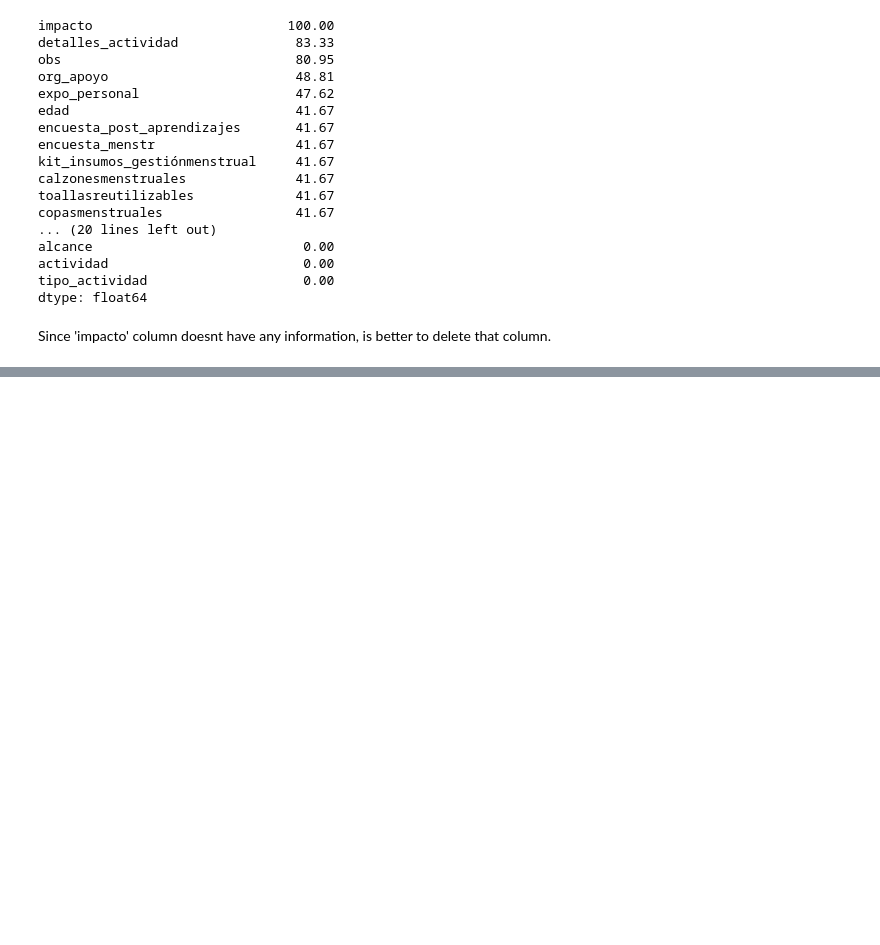
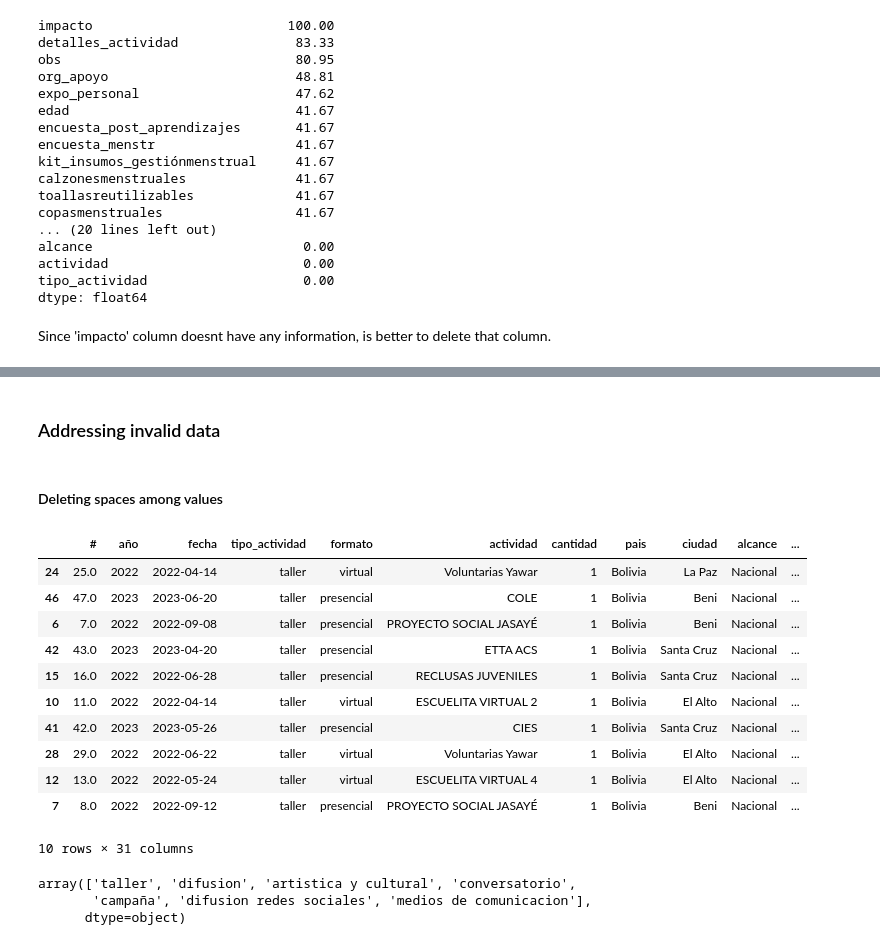
Before and after one commit to nata-regue/yawar, a Jupyter notebook: code/yawar_eda.ipynb, the cells around one changed output, grey strips where cells are left out. Saved outputs shown, nothing was run; the diff lists cells and outputs as text; code cells hidden in the pictures; blank space fills up the shorter version.

```diff
--- a/code/yawar_eda.ipynb
+++ b/code/yawar_eda.ipynb
@@ -289,0 +546,5 @@ array(['Café AMTA', 'domicilio privado', 'UNIFRANZ EL ALTO ',
+# %%
+df_yawar_c.loc[df_yawar_c['expo_duracion']=='no aplica','expo_duracion']=0
+# %%
+df_yawar_c.loc[df_yawar_c['expo_duracion']=='N/A','expo_duracion']=0
+df_yawar_c.loc[df_yawar_c['expo_tiempo_elabtaller']=='N/A','expo_tiempo_elabtaller']=0
@@ -289,0 +592,25 @@ array(['Café AMTA', 'domicilio privado', 'UNIFRANZ EL ALTO ',
+# %% [markdown]
+### Addressing invalid data
+# %% [markdown]
+#### Deleting spaces among values
+# %%
+df_yawar_c.sample(10)
+# %% [output]
+|  | # | año | fecha | tipo_actividad | formato | actividad | cantidad | pais | ciudad | alcance | ... |
+| 24 | 25.0 | 2022 | 2022-04-14 | taller | virtual | Voluntarias Yawar | 1 | Bolivia | La Paz | Nacional | ... |
+| 46 | 47.0 | 2023 | 2023-06-20 | taller | presencial | COLE | 1 | Bolivia | Beni | Nacional | ... |
+| 6 | 7.0 | 2022 | 2022-09-08 | taller | presencial | PROYECTO SOCIAL JASAYÉ | 1 | Bolivia | Beni | Nacional | ... |
+| 42 | 43.0 | 2023 | 2023-04-20 | taller | presencial | ETTA ACS | 1 | Bolivia | Santa Cruz | Nacional | ... |
+| 15 | 16.0 | 2022 | 2022-06-28 | taller | presencial | RECLUSAS JUVENILES | 1 | Bolivia | Santa Cruz | Nacional | ... |
+| 10 | 11.0 | 2022 | 2022-04-14 | taller | virtual | ESCUELITA VIRTUAL 2 | 1 | Bolivia | El Alto | Nacional | ... |
+| 41 | 42.0 | 2023 | 2023-05-26 | taller | presencial | CIES | 1 | Bolivia | Santa Cruz | Nacional | ... |
+| 28 | 29.0 | 2022 | 2022-06-22 | taller | virtual | Voluntarias Yawar | 1 | Bolivia | El Alto | Nacional | ... |
+| 12 | 13.0 | 2022 | 2022-05-24 | taller | virtual | ESCUELITA VIRTUAL 4 | 1 | Bolivia | El Alto | Nacional | ... |
+| 7 | 8.0 | 2022 | 2022-09-12 | taller | presencial | PROYECTO SOCIAL JASAYÉ | 1 | Bolivia | Beni | Nacional | ... |
+10 rows × 31 columns
+# %%
+df_yawar_c['tipo_actividad'].unique()
+# %% [output]
+array(['taller', 'difusion', 'artistica y cultural', 'conversatorio',
+       'campaña', 'difusion redes sociales', 'medios de comunicacion'],
+      dtype=object)
```
Also changed, not shown: parts of 73 cells of this notebook.
